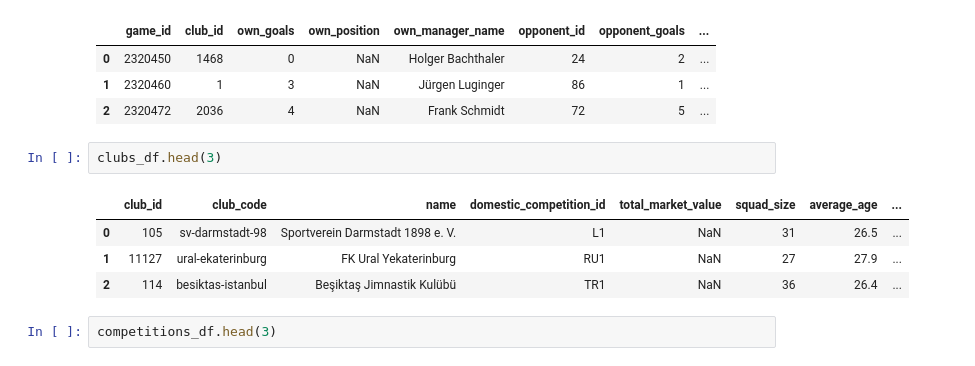
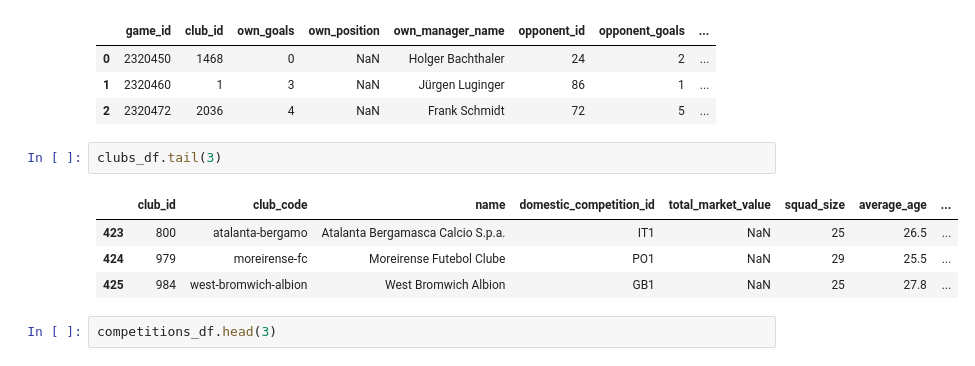
Before and after one commit to wjco/DAStudy-sat, a Jupyter notebook: Tek/football-data-from-transfermarkt/preprocessing-football-data-from-transfermarkt.ipynb, the cells around one changed output. Drawn from its saved outputs; the diff is of its cells as text.

```diff
--- a/Tek/football-data-from-transfermarkt/preprocessing-football-data-from-transfermarkt.ipynb
+++ b/Tek/football-data-from-transfermarkt/preprocessing-football-data-from-transfermarkt.ipynb
@@ -73,12 +73,12 @@ club_games_df.head(3)
 | 1 | 2320460 | 1 | 3 | NaN | Jürgen Luginger | 86 | 1 | ... |
 | 2 | 2320472 | 2036 | 4 | NaN | Frank Schmidt | 72 | 5 | ... |
 # %%
-clubs_df.head(3)
+clubs_df.tail(3)
 # %% [output]
 |  | club_id | club_code | name | domestic_competition_id | total_market_value | squad_size | average_age | ... |
-| 0 | 105 | sv-darmstadt-98 | Sportverein Darmstadt 1898 e. V. | L1 | NaN | 31 | 26.5 | ... |
-| 1 | 11127 | ural-ekaterinburg | FK Ural Yekaterinburg | RU1 | NaN | 27 | 27.9 | ... |
-| 2 | 114 | besiktas-istanbul | Beşiktaş Jimnastik Kulübü | TR1 | NaN | 36 | 26.4 | ... |
+| 423 | 800 | atalanta-bergamo | Atalanta Bergamasca Calcio S.p.a. | IT1 | NaN | 25 | 26.5 | ... |
+| 424 | 979 | moreirense-fc | Moreirense Futebol Clube | PO1 | NaN | 29 | 25.5 | ... |
+| 425 | 984 | west-bromwich-albion | West Bromwich Albion | GB1 | NaN | 25 | 27.8 | ... |
 # %%
 competitions_df.head(3)
 # %% [output]
```
Also changed, not shown: parts of 22 cells of this notebook, 2 other files.
